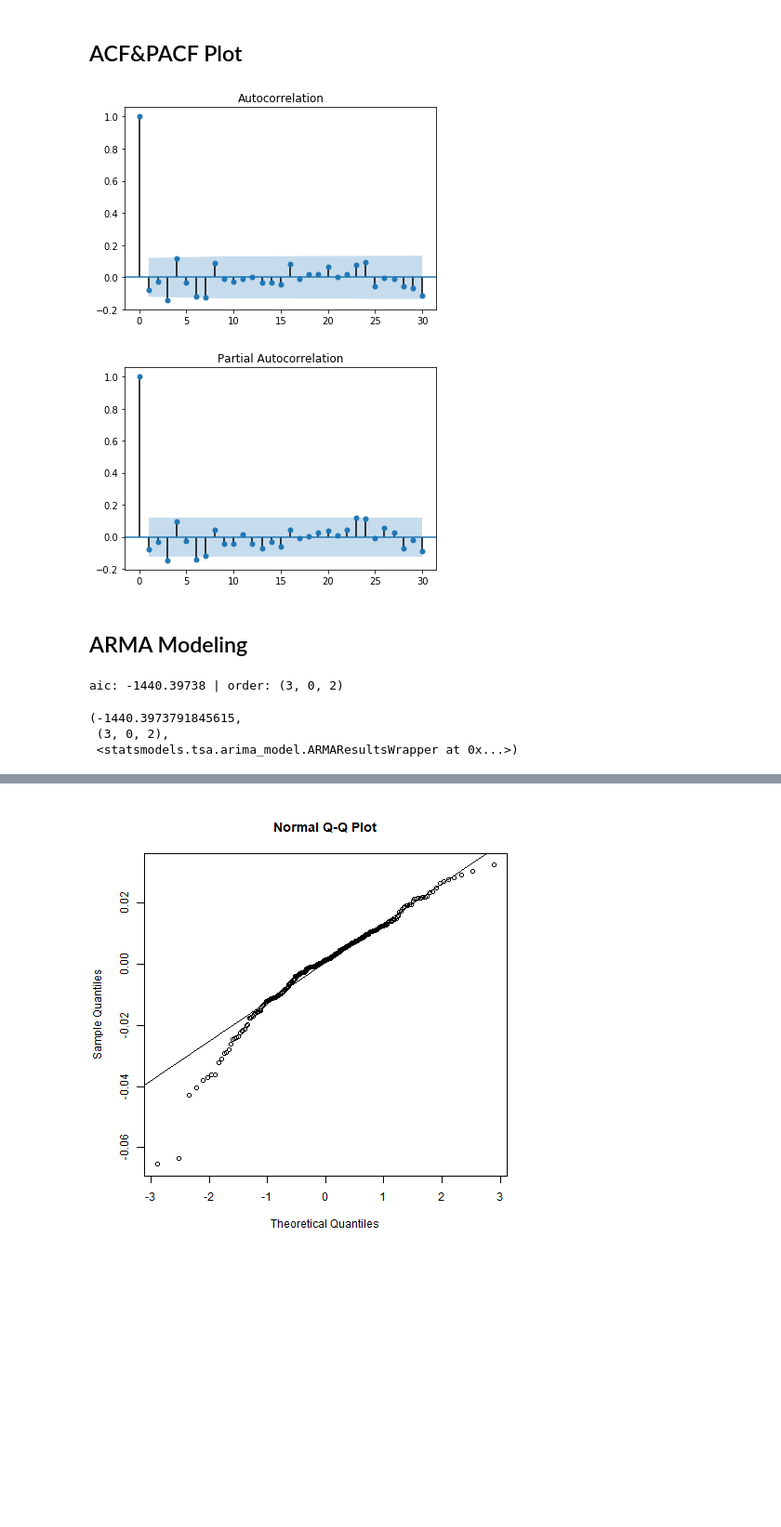
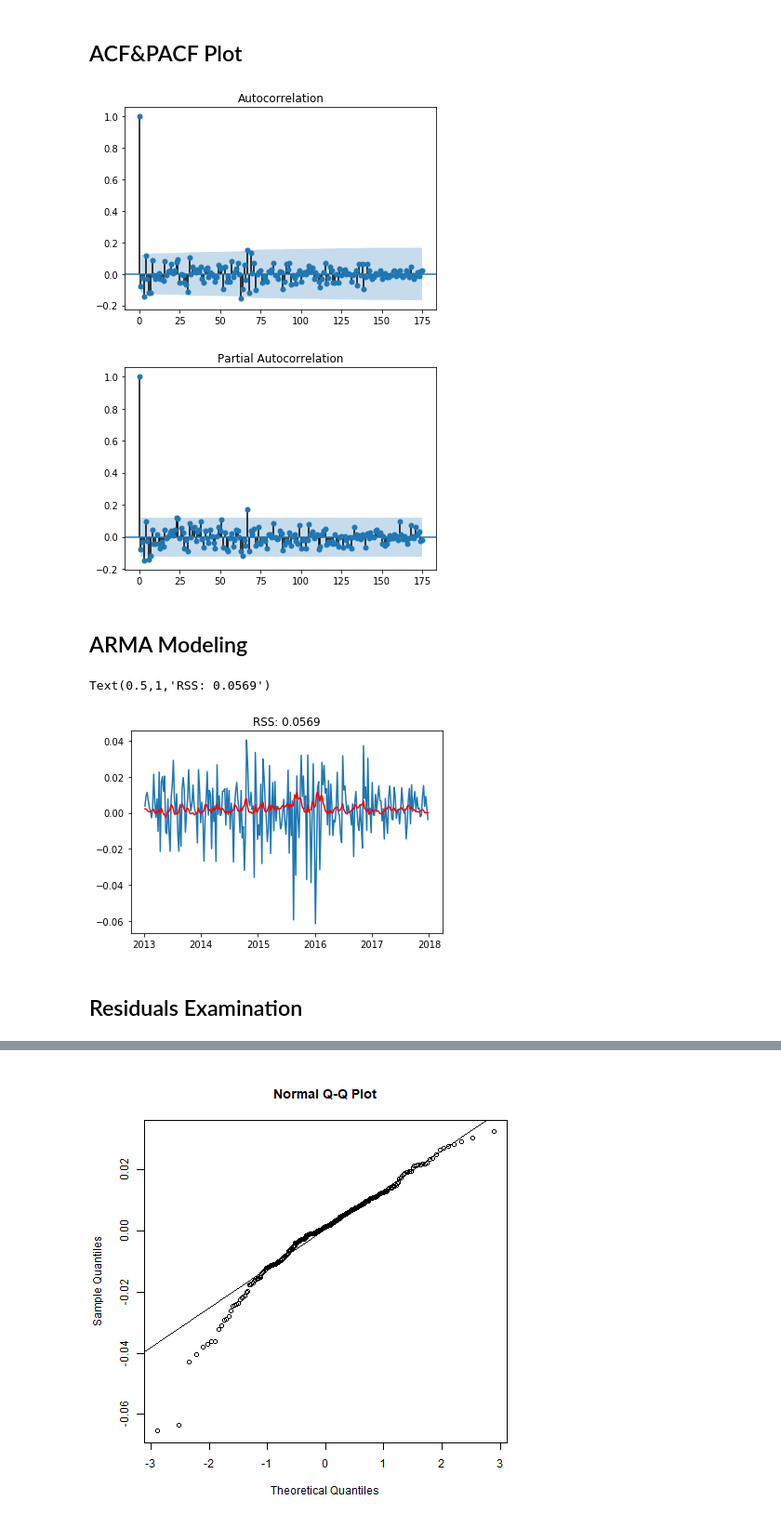
Before and after one commit to charlienew/Finance, a Jupyter notebook: S&P 500.ipynb, the cells around one changed output, grey strips where cells are left out. Shown: that part at 93% size. Saved outputs shown, nothing was run; the diff lists cells and outputs as text; code cells hidden in the pictures; blank space fills up the shorter version.

```diff
--- a/S&P 500.ipynb
+++ b/S&P 500.ipynb
@@ -97,17 +97,10 @@ Critical Value (10%)          -2.572895e+00
 dtype: float64
 # %% [markdown]
 ## ACF&PACF Plot
-# %%
-plot_acf(ts_log_diff, lags = 30)
-plt.savefig('D:/Work/acf.png')
-plt.show()
-# %% [output]
-[figure, removed]
-# %%
-plot_pacf(ts_log_diff, lags = 30)
-plt.savefig('D:/Work/pacf1.png')
-plt.show()
-# %% [output]
-[figure, removed]
+# %%
+draw_acf_pacf(ts_log_diff, lags = 175)
+# %% [output]
+[figure, added]
+[figure, added]
 # %% [markdown]
 ## ARMA Modeling
@@ -137,7 +107,12 @@ def _get_best_model(TS):
-# %%
-_get_best_model(ts_log_diff)
-# %% [output]
-aic: -1440.39738 | order: (3, 0, 2)
-(-1440.3973791845615,
- (3, 0, 2),
- <statsmodels.tsa.arima_model.ARMAResultsWrapper at 0x...>)
+# %%
+from statsmodels.tsa.arima_model import ARMA
+model = ARMA(ts_log_diff, order = (1, 1))
+result_arma = model.fit(disp = -1)
+plt.plot(ts_log_diff)
+plt.plot(result_arma.fittedvalues, color = 'red')
+plt.title('RSS: %.4f'% sum((result_arma.fittedvalues-ts_log_diff)**2))
+# %% [output]
+Text(0.5,1,'RSS: 0.0569')
+[figure, added]
+# %% [markdown]
+## Residuals Examination
```
Also changed, not shown: parts of 31 cells of this notebook, 1 other file.
